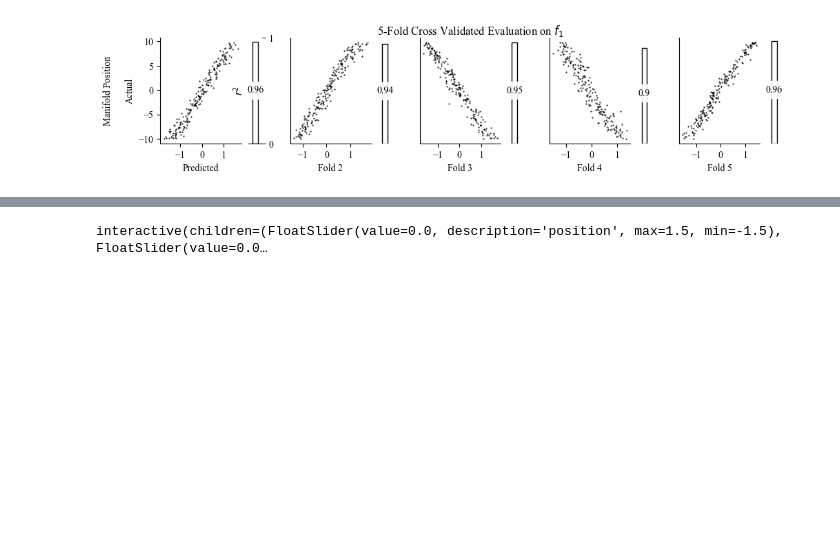
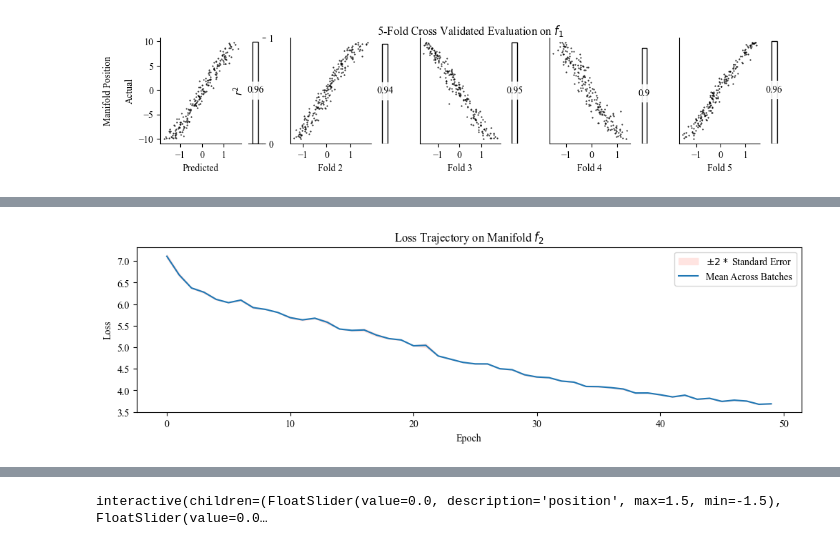
Before and after one commit to TimHenry1995/gyoza, a Jupyter notebook: src/gyoza/scripts/manifolds.ipynb, the cells around one changed output, grey strips where cells are left out. Saved outputs shown, nothing was run; the diff lists cells and outputs as text; code cells hidden in the pictures; blank space fills up the shorter version.

```diff
--- a/src/gyoza/scripts/manifolds.ipynb
+++ b/src/gyoza/scripts/manifolds.ipynb
@@ -542,0 +564,13 @@ evaluate_and_plot_networks(Z_test=Z_test, Y_test=Y_test, networks=networks, mani
+# %%
+# Create network
+reset_random_number_generators(seed=227) # Reproducability
+network = create_network(Z_sample=Z[np.random.choice(M, size=128)])
+network.compile(optimizer=tf.keras.optimizers.Adam(learning_rate=0.01))
+
+# Calibrate network
+batch_size = 512
+iterator = mdis.volatile_factorized_pair_iterator(X=Z, Y=Y, batch_size=batch_size, similarity_function=similarity_function)
+epoch_loss_means, epoch_loss_standard_deviations = network.fit(iterator=iterator, epoch_count=50, batch_count=M//batch_size)
+plot_loss_trajectory(epoch_loss_means=epoch_loss_means, epoch_loss_standard_deviations=epoch_loss_standard_deviations, manifold_name=manifold_name)
+# %% [output]
+[figure, added]
```
Also changed, not shown: parts of 10 cells of this notebook.
